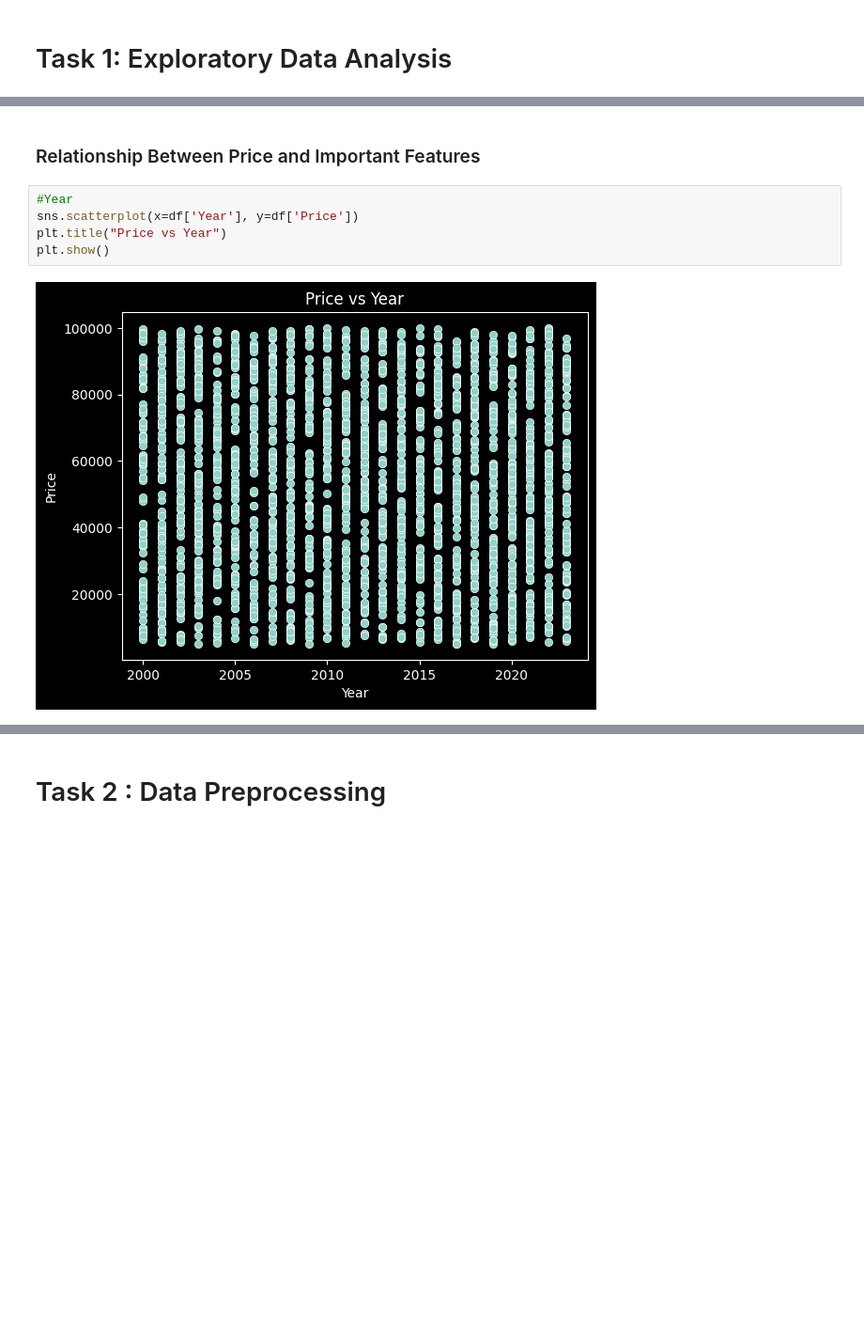
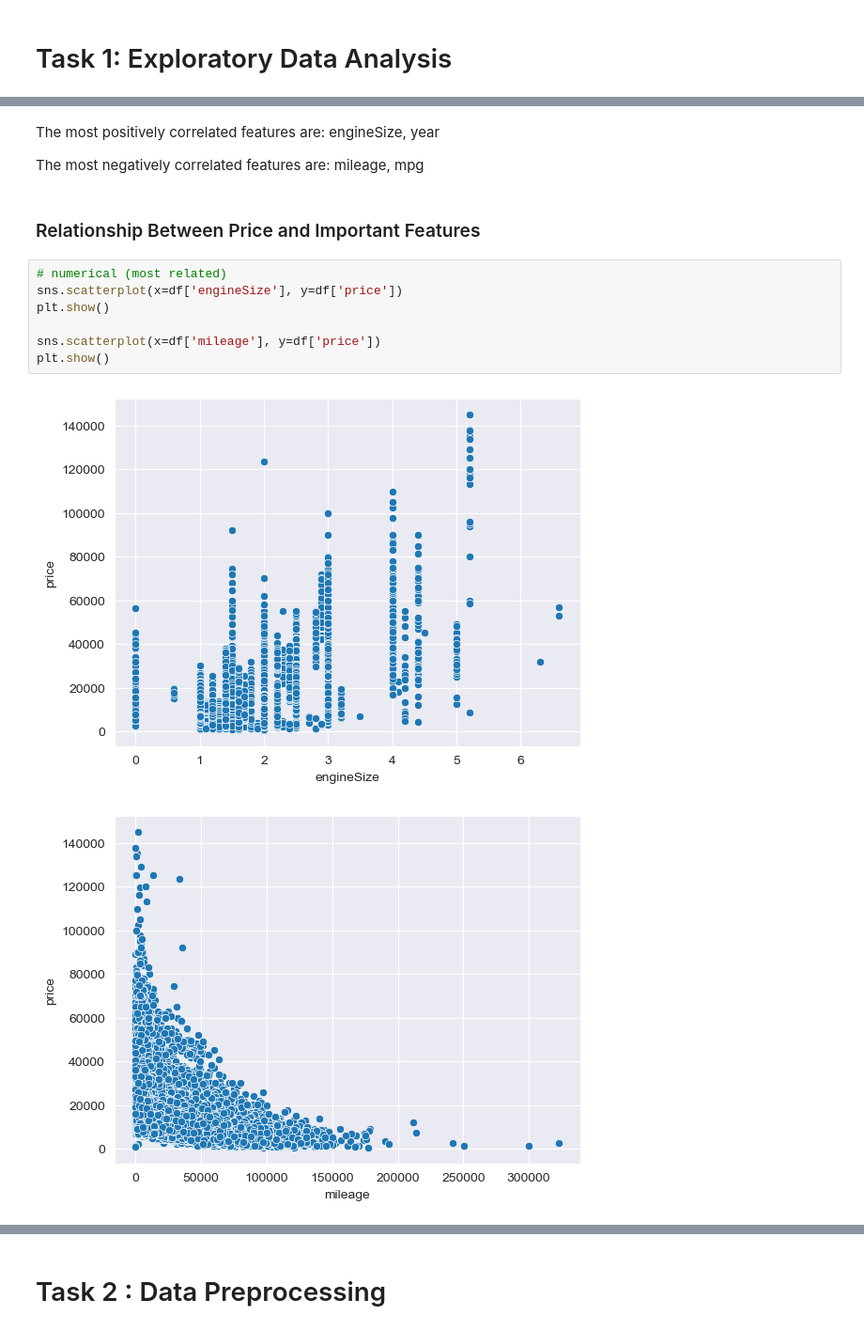
Before and after one commit to Farahhamza56/Assignment1_ML, a Jupyter notebook: Notebook/Car_Price_Project.ipynb, the cells around one changed output, grey strips where cells are left out. Shown at 94% size. Cells and saved outputs as stored; diff of their text form; blank space fills up the shorter version.

```diff
--- a/Notebook/Car_Price_Project.ipynb
+++ b/Notebook/Car_Price_Project.ipynb
@@ -102,10 +113,17 @@ plt.show()
+# %% [markdown]
+The most positively correlated features are: engineSize, year
+
+The most negatively correlated features are: mileage, mpg
 # %% [markdown]
  ### Relationship Between Price and Important Features
 # %%
-#Year
-sns.scatterplot(x=df['Year'], y=df['Price'])
-plt.title("Price vs Year")
+# numerical (most related)
+sns.scatterplot(x=df['engineSize'], y=df['price'])
 plt.show()
+
+sns.scatterplot(x=df['mileage'], y=df['price'])
+plt.show()
 # %% [output]
-[figure, old version]
+[figure, new version]
+[figure, added]
 # %%
```
Also changed, not shown: parts of 14 cells of this notebook, 1 other file.
